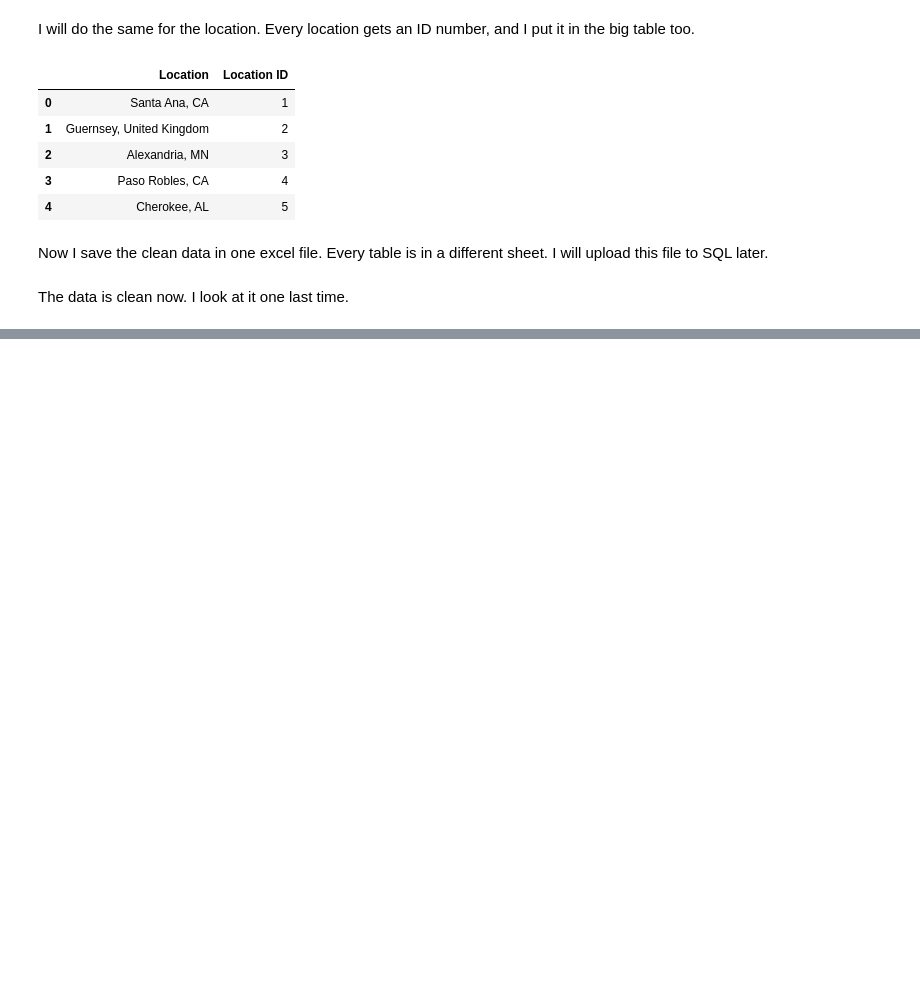
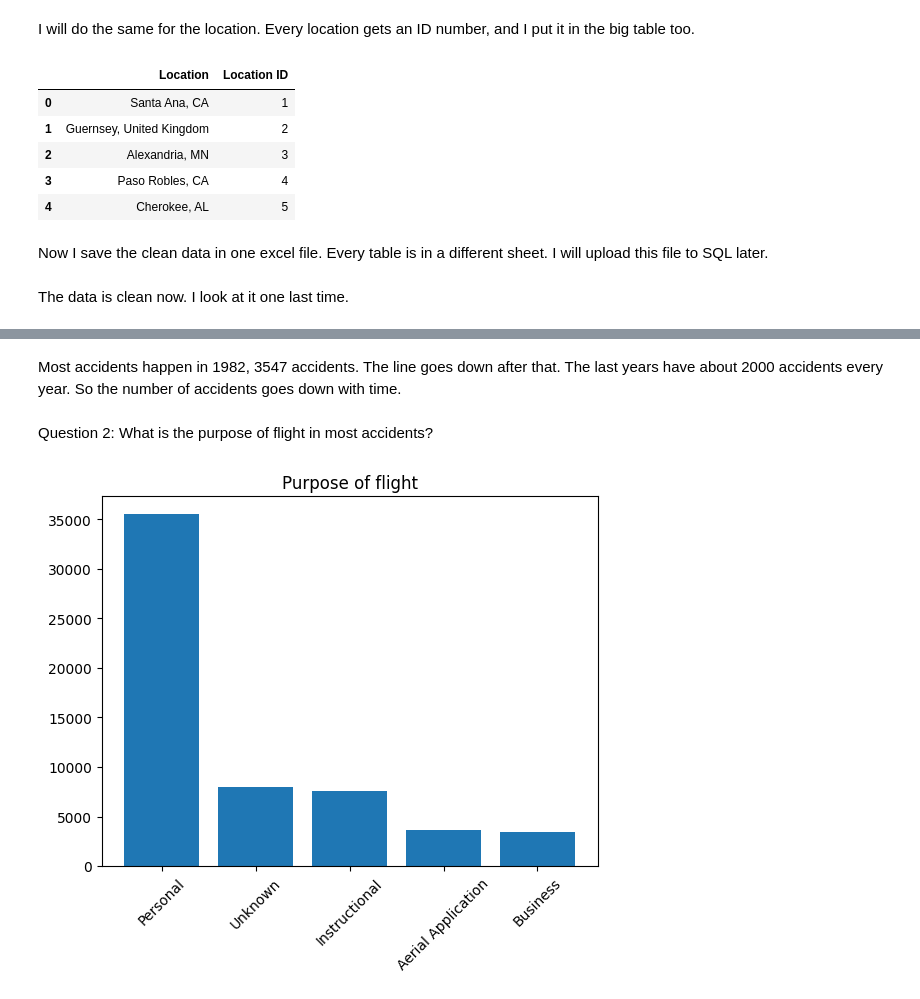
Before and after one commit to roaa26/Aviation_accidents, a Jupyter notebook: aviation accidents project.ipynb, the cells around one changed output, grey strips where cells are left out. Drawn from its saved outputs; the diff is of its cells as text; code cells hidden in the pictures; blank space fills up the shorter version.

```diff
--- a/aviation accidents project.ipynb
+++ b/aviation accidents project.ipynb
@@ -195,0 +233,16 @@ df.head()
+# %% [markdown]
+Most accidents happen in 1982, 3547 accidents.
+The line goes down after that.
+The last years have about 2000 accidents every year.
+So the number of accidents goes down with time.
+# %% [markdown]
+Question 2: What is the purpose of flight in most accidents?
+# %%
+purpose = df['Purpose of Flight'].value_counts().head(5)
+
+plt.bar(purpose.index, purpose.values)
+plt.title('Purpose of flight')
+plt.xticks(rotation=45)
+plt.show()
+# %% [output]
+[figure, added]
```
Also changed, not shown: parts of 17 cells of this notebook, 1 other file.
